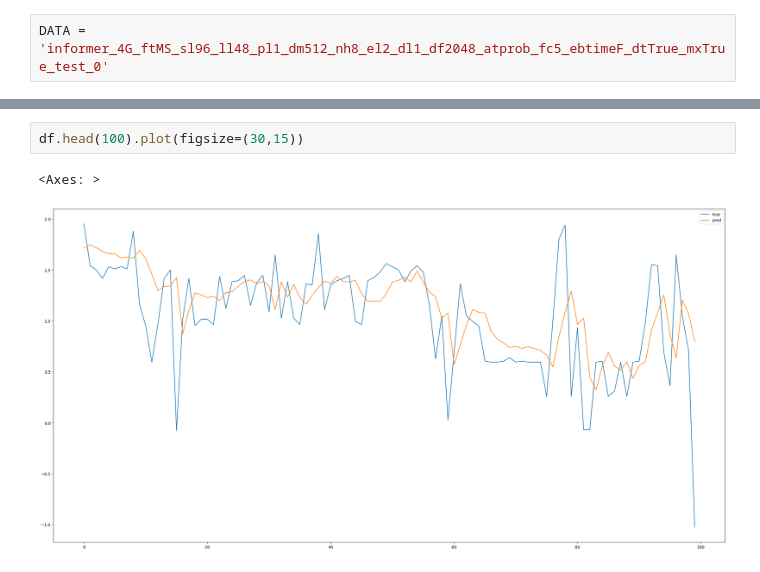
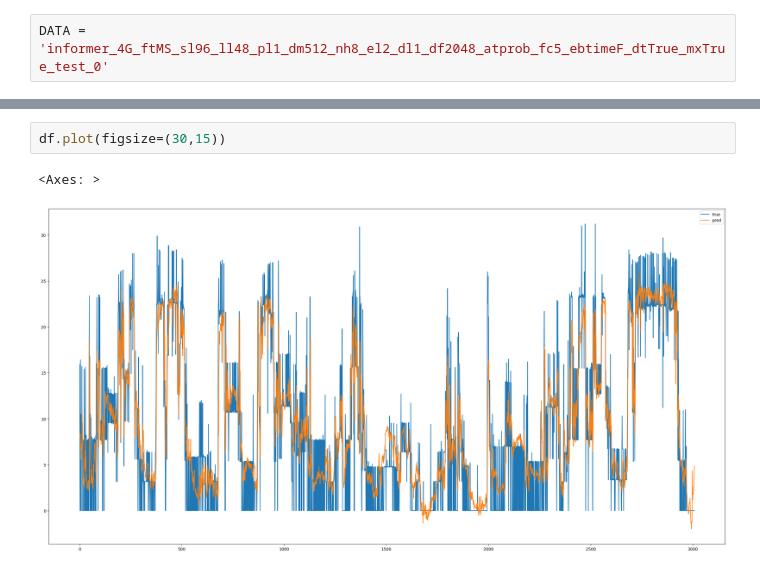
Before and after one commit to birkandenizer/Informer2020, a Jupyter notebook: plot.ipynb, the cells around one changed output, grey strips where cells are left out. Drawn from its saved outputs; the diff is of its cells as text.

```diff
--- a/plot.ipynb
+++ b/plot.ipynb
@@ -37,5 +37,5 @@ df
 # %%
-df.head(100).plot(figsize=(30,15))
+df.plot(figsize=(30,15))
 # %% [output]
 <Axes: >
-[figure, old version]
+[figure, new version]
```
Also changed, not shown: parts of 3 cells of this notebook, 3 other files.
